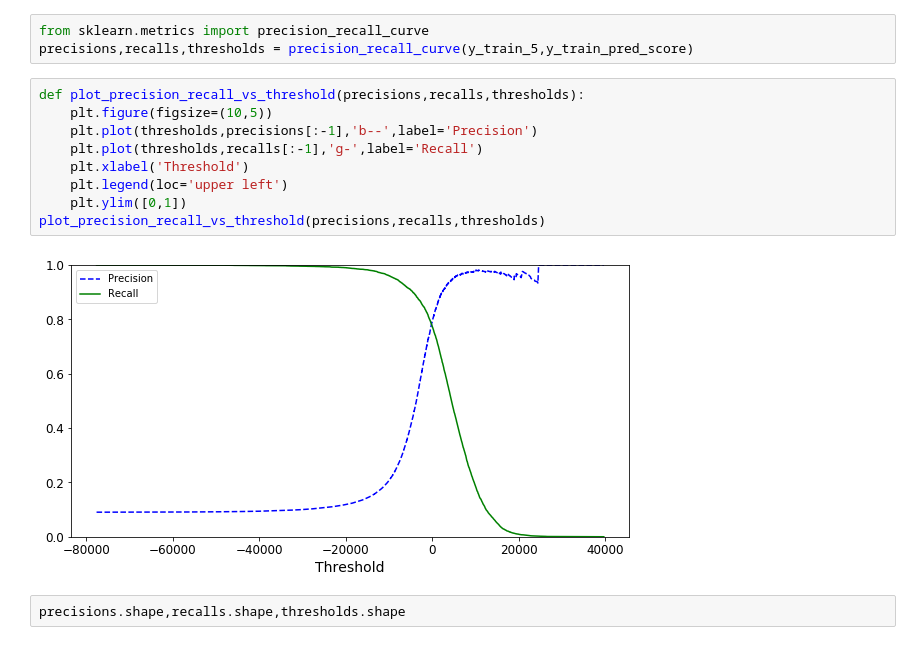
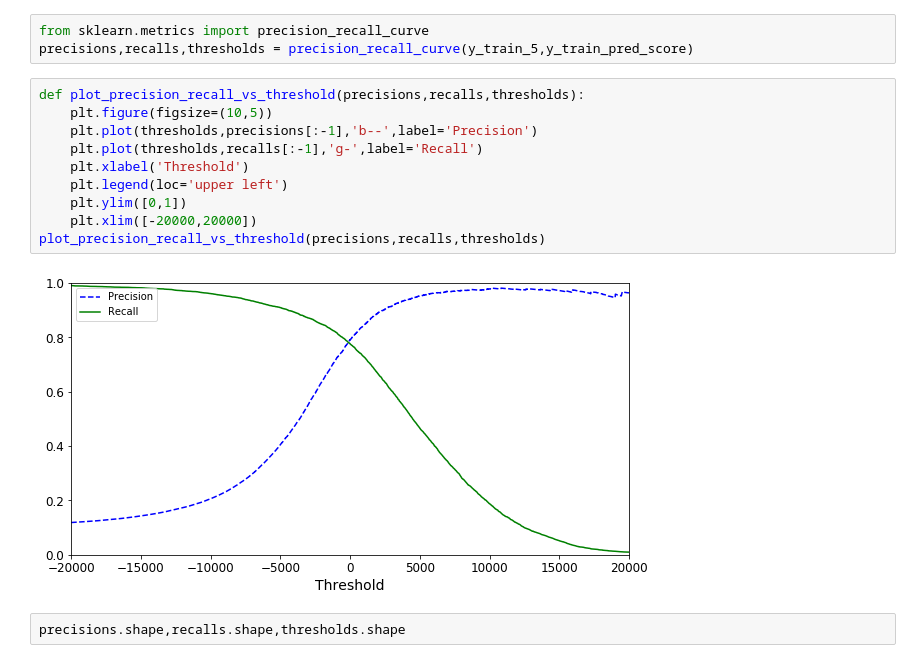
Before and after one commit to ERSSLE/machine_learning, a Jupyter notebook: chapter_03_fire.ipynb, the cells around one changed output. Cells and saved outputs as stored; diff of their text form.

```diff
--- a/chapter_03_fire.ipynb
+++ b/chapter_03_fire.ipynb
@@ -114,14 +114,15 @@ precisions,recalls,thresholds = precision_recall_curve(y_train_5,y_train_pred_sc
 # %%
 def plot_precision_recall_vs_threshold(precisions,recalls,thresholds):
     plt.figure(figsize=(10,5))
     plt.plot(thresholds,precisions[:-1],'b--',label='Precision')
     plt.plot(thresholds,recalls[:-1],'g-',label='Recall')
     plt.xlabel('Threshold')
     plt.legend(loc='upper left')
     plt.ylim([0,1])
+    plt.xlim([-20000,20000])
 plot_precision_recall_vs_threshold(precisions,recalls,thresholds)
 # %% [output]
-[figure, old version]
+[figure, new version]
 # %%
 precisions.shape,recalls.shape,thresholds.shape
 # %% [output]
```
Also changed, not shown: parts of 8 cells of this notebook.
